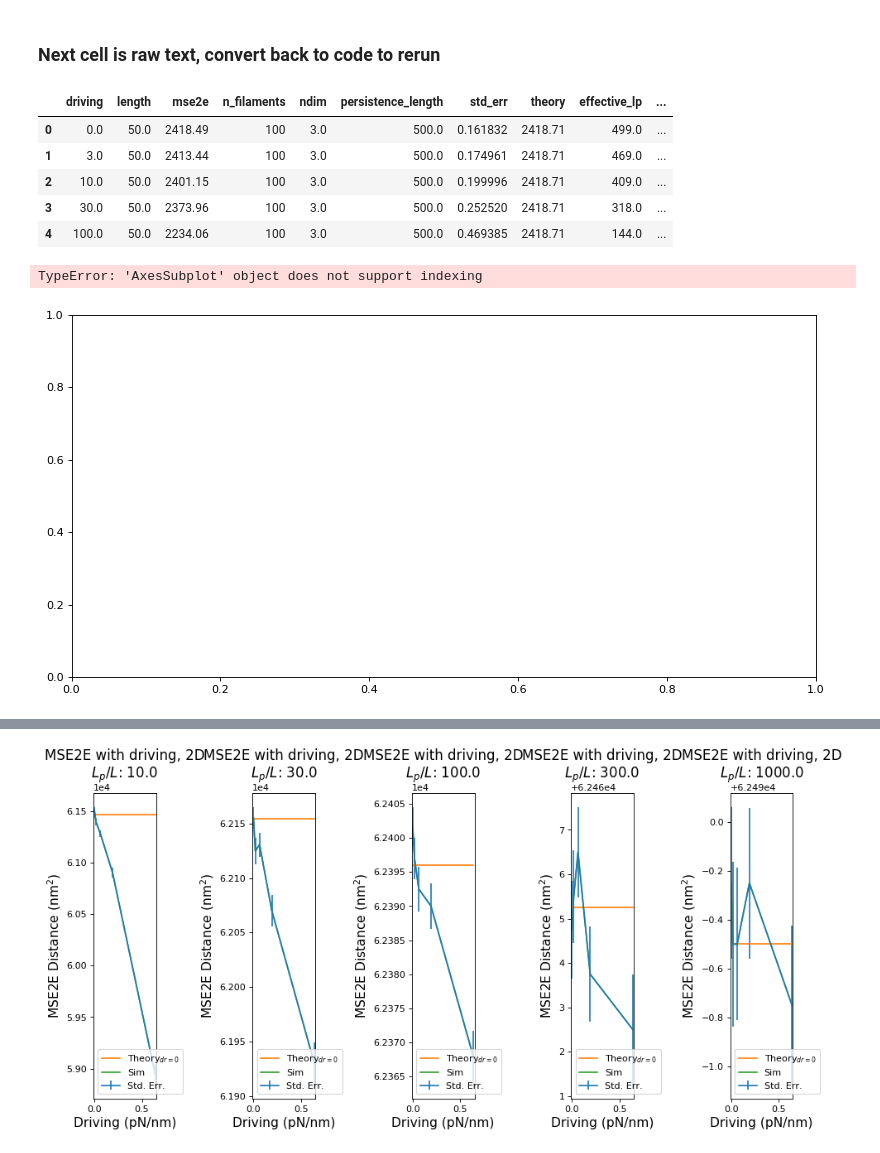
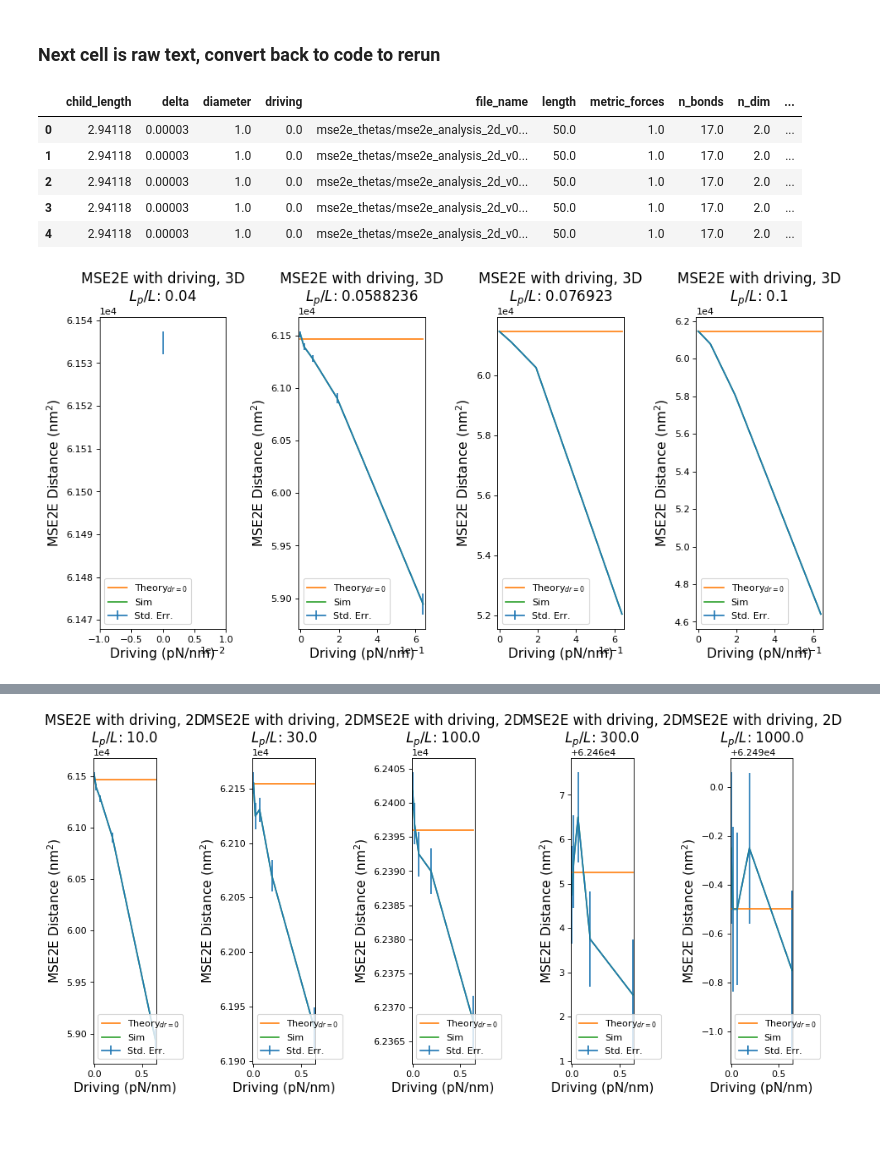
Before and after one commit to jeffmm/simcore, a Jupyter notebook: scripts/MSE2E.ipynb, the cells around one changed output, grey strips where cells are left out. Cells and saved outputs as stored; diff of their text form; code cells hidden in the pictures.

```diff
--- a/scripts/MSE2E.ipynb
+++ b/scripts/MSE2E.ipynb
@@ -163,35 +164,37 @@ df.to_pickle('mse2e_thetas_3d.pkl')
 # %%
-df = pd.read_pickle('mse2e_data_3d.pkl')
-thetaDF = pd.read_pickle('mse2e_thetas_3d.pkl')
+df = pd.read_pickle('mse2e_data.pkl')
+thetaDF = pd.read_pickle('mse2e_thetas.pkl')
 # %%
-df.head()
+thetaDF.head()
 # %% [output]
-|  | driving | length | mse2e | n_filaments | ndim | persistence_length | std_err | theory | effective_lp | ... |
-| 0 | 0.0 | 50.0 | 2418.49 | 100 | 3.0 | 500.0 | 0.161832 | 2418.71 | 499.0 | ... |
-| 1 | 3.0 | 50.0 | 2413.44 | 100 | 3.0 | 500.0 | 0.174961 | 2418.71 | 469.0 | ... |
-| 2 | 10.0 | 50.0 | 2401.15 | 100 | 3.0 | 500.0 | 0.199996 | 2418.71 | 409.0 | ... |
-| 3 | 30.0 | 50.0 | 2373.96 | 100 | 3.0 | 500.0 | 0.252520 | 2418.71 | 318.0 | ... |
-| 4 | 100.0 | 50.0 | 2234.06 | 100 | 3.0 | 500.0 | 0.469385 | 2418.71 | 144.0 | ... |
+|  | child_length | delta | diameter | driving | file_name | length | metric_forces | n_bonds | n_dim | ... |
+| 0 | 2.94118 | 0.00003 | 1.0 | 0.0 | mse2e_thetas/mse2e_analysis_2d_v0... | 50.0 | 1.0 | 17.0 | 2.0 | ... |
+| 1 | 2.94118 | 0.00003 | 1.0 | 0.0 | mse2e_thetas/mse2e_analysis_2d_v0... | 50.0 | 1.0 | 17.0 | 2.0 | ... |
+| 2 | 2.94118 | 0.00003 | 1.0 | 0.0 | mse2e_thetas/mse2e_analysis_2d_v0... | 50.0 | 1.0 | 17.0 | 2.0 | ... |
+| 3 | 2.94118 | 0.00003 | 1.0 | 0.0 | mse2e_thetas/mse2e_analysis_2d_v0... | 50.0 | 1.0 | 17.0 | 2.0 | ... |
+| 4 | 2.94118 | 0.00003 | 1.0 | 0.0 | mse2e_thetas/mse2e_analysis_2d_v0... | 50.0 | 1.0 | 17.0 | 2.0 | ... |
+# %%
+df2d = df[df['ndim']==2]
+df3d = df[df['ndim']==3]
+df2d500 = df2d[df2d['persistence_length']==500.0]
+df3d500 = df3d[df3d['persistence_length']==500.0]
 # %%
-#df2d = df[df['ndim']==2]
-df3d = df[df['ndim']==3]
-grouped=df3d.groupby('persistence_length (nm)')
+grouped=df2d500.groupby('child_length (nm)')
 fig,ax=plt.subplots(nrows=1,ncols=len(grouped),figsize=(12,6),dpi=80)
 i=0
 for perlen,group in grouped:
     ax[i].set_title("MSE2E with driving, 3D\n" + r'$L_p/L$: ' + str(perlen/(50*25)),fontsize=15,y=1.02)
     ax[i].errorbar(group['driving (pN/nm)'],group['mse2e (nm^2)'],yerr=group['std_err (nm^2)'])
     ax[i].plot(group['driving (pN/nm)'],group['theory (nm^2)'])
     ax[i].plot(group['driving (pN/nm)'],group['mse2e (nm^2)'])
     ax[i].ticklabel_format(sytle='sci',axis='x',scilimits=(0,0))
     ax[i].ticklabel_format(sytle='sci',axis='y',scilimits=(0,0))
     ax[i].set_ylabel(r'MSE2E Distance (nm$^2$)',fontsize=14)
     ax[i].set_xlabel("Driving (pN/nm)",fontsize=14)
     ax[i].legend([r'Theory$_{dr=0}$','Sim','Std. Err.'],loc=3)
     ax[i].set_xlim(min(group['driving (pN/nm)'])-0.01,max(group['driving (pN/nm)'])+0.01)
     i+=1
 fig.tight_layout()#rect=(0.05,0.1,0.95,0.9),pad=0)
 plt.show()
 # %% [output]
-TypeError: 'AxesSubplot' object does not support indexing
-[figure, old version]
+[figure, new version]
```
Also changed, not shown: parts of 12 cells of this notebook, 7 other files.
